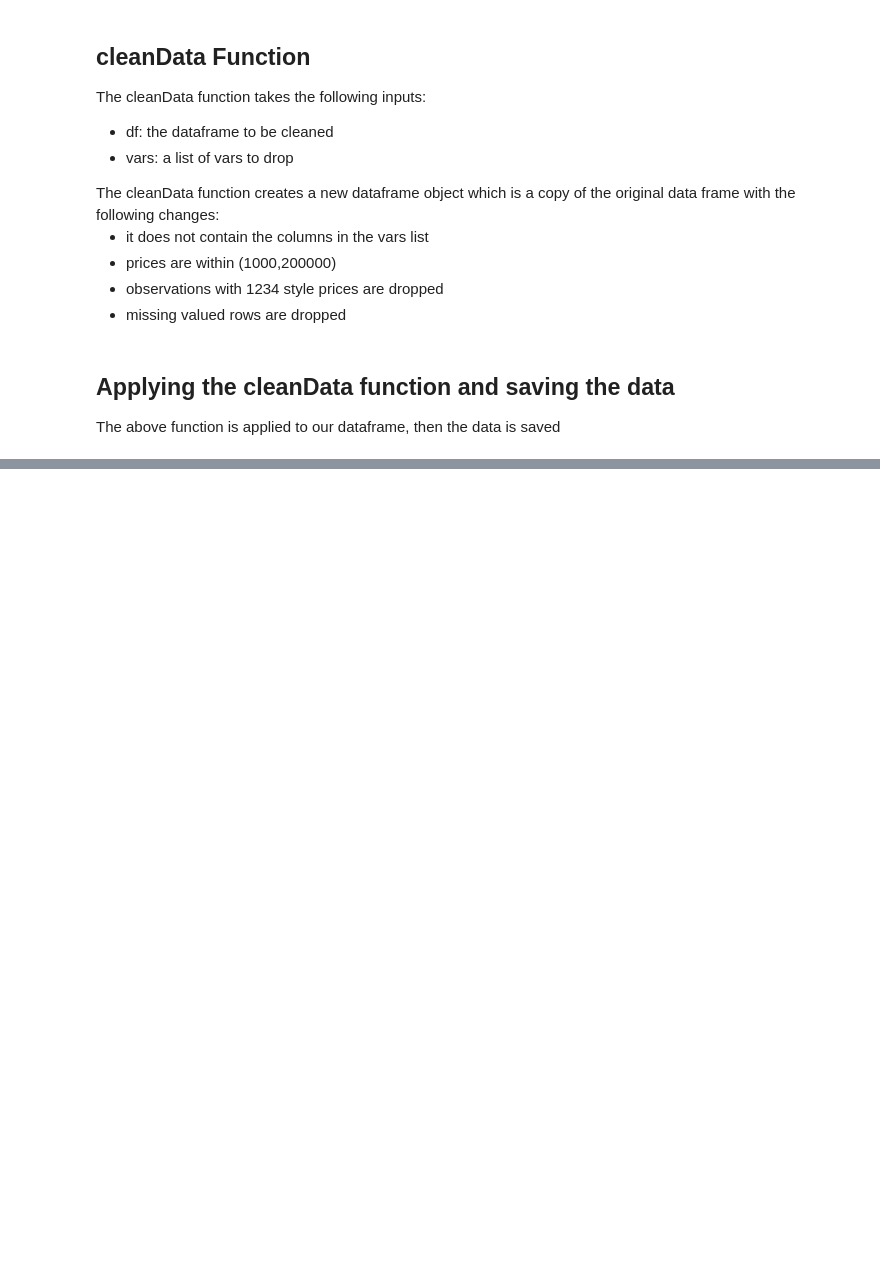
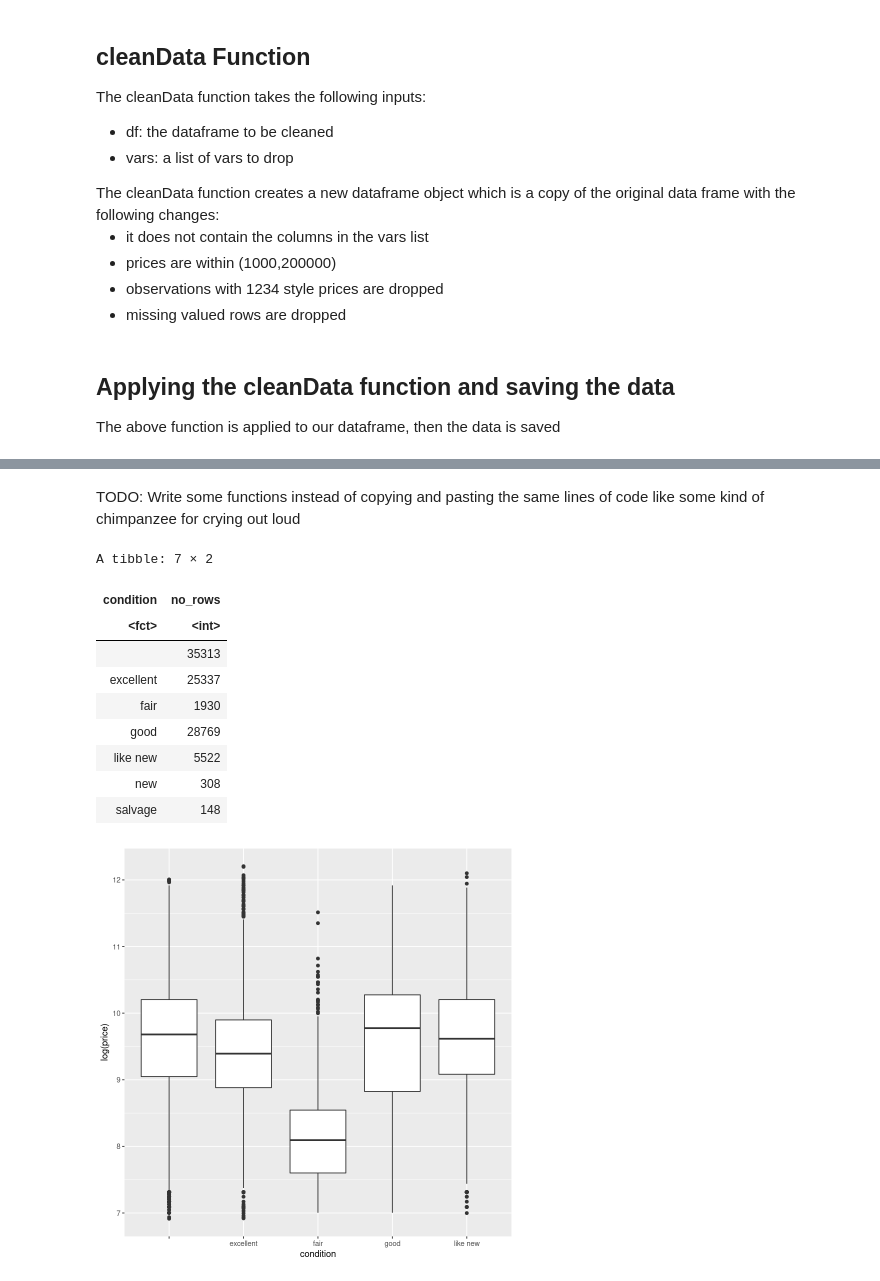
Before and after one commit to SorenRajani/STAT_447B_Project, a Jupyter notebook: dataClean.ipynb, the cells around one changed output, grey strips where cells are left out. Cells and saved outputs as stored; diff of their text form; code cells hidden in the pictures; blank space fills up the shorter version.

```diff
--- a/dataClean.ipynb
+++ b/dataClean.ipynb
@@ -91,0 +160,22 @@ hist(cleanVehicles$year,xlab = 'year', main = 'Frequency of Year')
+# %% [markdown]
+TODO: Write some functions instead of copying and pasting the same lines of code like some kind of chimpanzee for crying out loud
+# %%
+## Subset of vehicles by condition
+cleanVehicles %>%
+  group_by(condition) %>%
+  summarise(no_rows = length(condition))
+## removed "new" because wtf who sells new cars on craigslist (also n was small), removed salvage because n was small
+v3 = cleanVehicles %>% filter(condition == "" | condition == "excellent" | condition == "fair"  | condition == "like new" | condition == "good")
+ggplot(aes(x = condition, y = log(price)), data = v3)+geom_boxplot()
+# %% [output]
+A tibble: 7 × 2
+| condition | no_rows |
+| <fct> | <int> |
+|  | 35313 |
+| excellent | 25337 |
+| fair | 1930 |
+| good | 28769 |
+| like new | 5522 |
+| new | 308 |
+| salvage | 148 |
+[figure, added]
```
Also changed, not shown: parts of 18 cells of this notebook.
